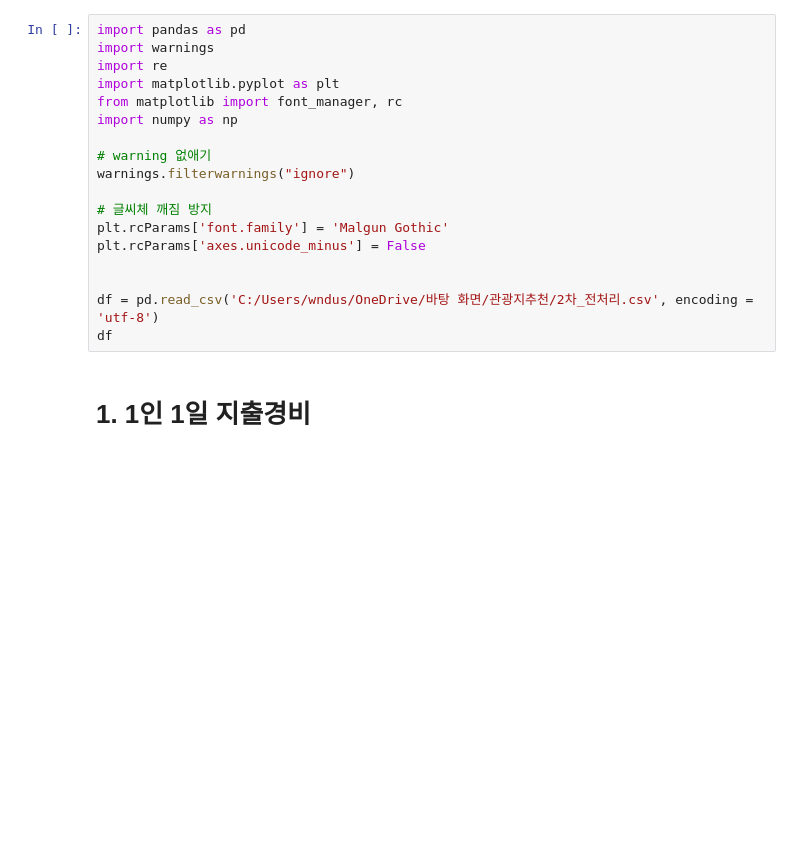
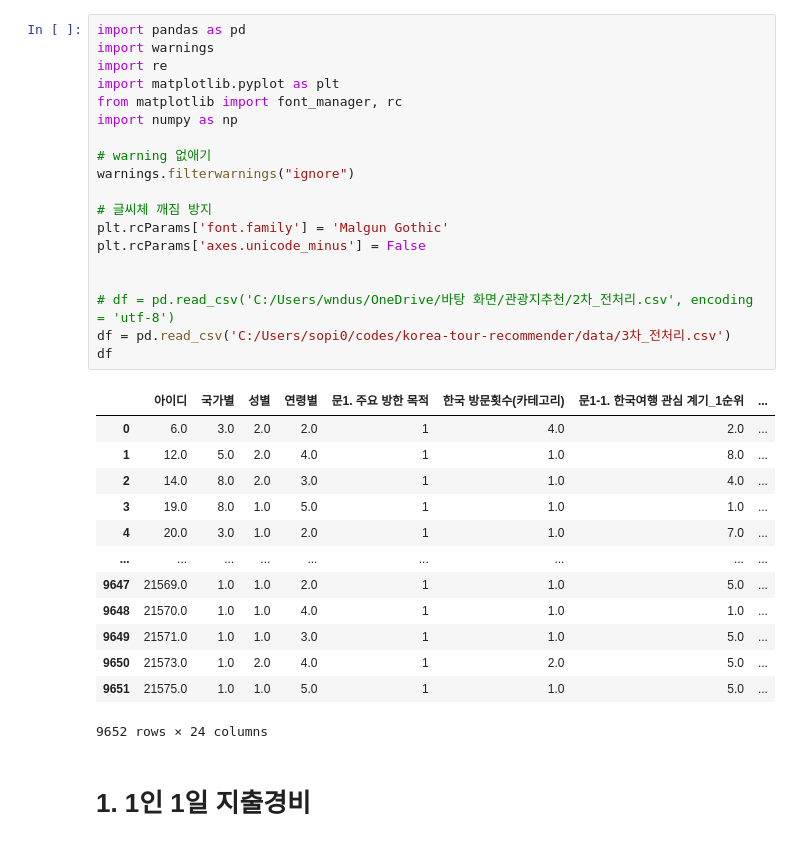
Before and after one commit to mariethecat08/korea-tour-recommender, a Jupyter notebook: notebooks/실험용/4차_전처리.ipynb, the cells around one changed output. Cells and saved outputs as stored; diff of their text form; blank space fills up the shorter version.

```diff
--- a/notebooks/실험용/4차_전처리.ipynb
+++ b/notebooks/실험용/4차_전처리.ipynb
@@ -1,21 +1,36 @@
 # %%
 import pandas as pd
 import warnings
 import re
 import matplotlib.pyplot as plt
 from matplotlib import font_manager, rc
 import numpy as np
 
 # warning 없애기
 warnings.filterwarnings("ignore")
 
 # 글씨체 깨짐 방지
 plt.rcParams['font.family'] = 'Malgun Gothic'
 plt.rcParams['axes.unicode_minus'] = False
 
 
-df = pd.read_csv('C:/Users/wndus/OneDrive/바탕 화면/관광지추천/2차_전처리.csv', encoding = 'utf-8')
+# df = pd.read_csv('C:/Users/wndus/OneDrive/바탕 화면/관광지추천/2차_전처리.csv', encoding = 'utf-8')
+df = pd.read_csv('C:/Users/sopi0/codes/korea-tour-recommender/data/3차_전처리.csv')
 df
+# %% [output]
+|  | 아이디 | 국가별 | 성별 | 연령별 | 문1. 주요 방한 목적 | 한국 방문횟수(카테고리) | 문1-1. 한국여행 관심 계기_1순위 | ... |
+| 0 | 6.0 | 3.0 | 2.0 | 2.0 | 1 | 4.0 | 2.0 | ... |
+| 1 | 12.0 | 5.0 | 2.0 | 4.0 | 1 | 1.0 | 8.0 | ... |
+| 2 | 14.0 | 8.0 | 2.0 | 3.0 | 1 | 1.0 | 4.0 | ... |
+| 3 | 19.0 | 8.0 | 1.0 | 5.0 | 1 | 1.0 | 1.0 | ... |
+| 4 | 20.0 | 3.0 | 1.0 | 2.0 | 1 | 1.0 | 7.0 | ... |
+| ... | ... | ... | ... | ... | ... | ... | ... | ... |
+| 9647 | 21569.0 | 1.0 | 1.0 | 2.0 | 1 | 1.0 | 5.0 | ... |
+| 9648 | 21570.0 | 1.0 | 1.0 | 4.0 | 1 | 1.0 | 1.0 | ... |
+| 9649 | 21571.0 | 1.0 | 1.0 | 3.0 | 1 | 1.0 | 5.0 | ... |
+| 9650 | 21573.0 | 1.0 | 2.0 | 4.0 | 1 | 2.0 | 5.0 | ... |
+| 9651 | 21575.0 | 1.0 | 1.0 | 5.0 | 1 | 1.0 | 5.0 | ... |
+9652 rows × 24 columns
 # %% [markdown]
 # 1. 1인 1일 지출경비
 # %%
```
Also changed, not shown: parts of 26 cells of this notebook, 3 other files.
